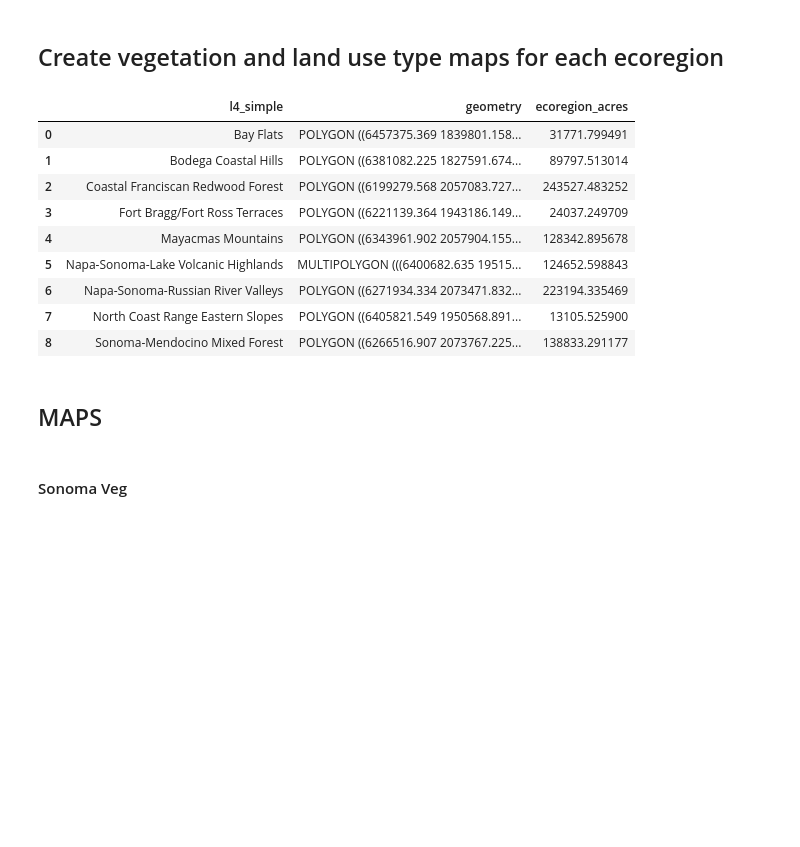
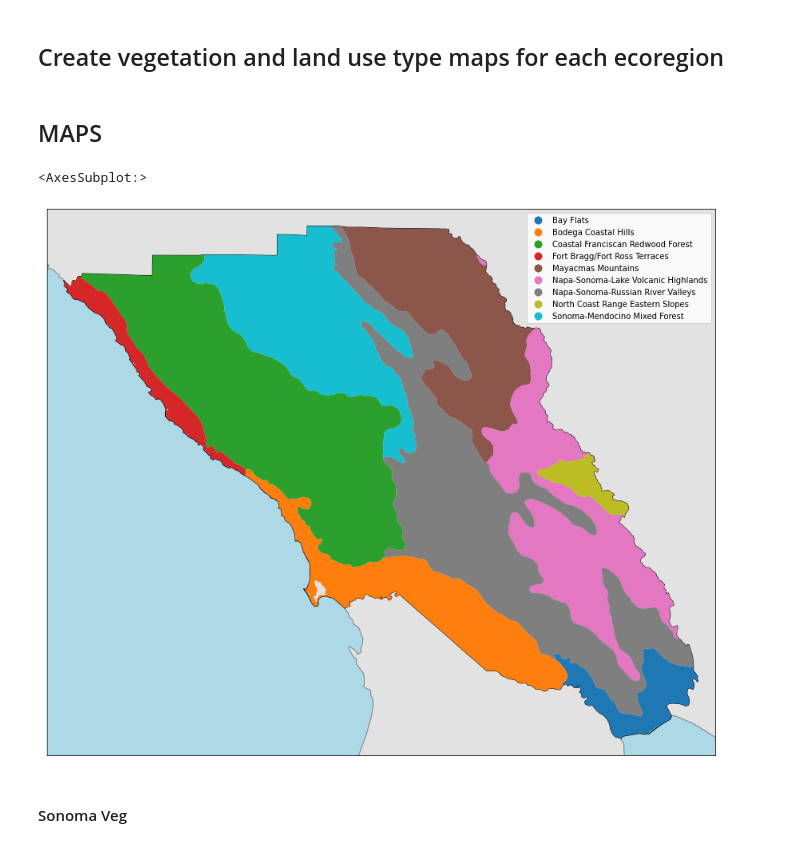
Before and after one commit to acmarley-erg/soco_resilience, a Jupyter notebook: py/zone_characteristic_viz.ipynb, the cells around one changed output. Drawn from its saved outputs; the diff is of its cells as text; code cells hidden in the pictures; blank space fills up the shorter version.

```diff
--- a/py/zone_characteristic_viz.ipynb
+++ b/py/zone_characteristic_viz.ipynb
@@ -44,18 +45,5 @@ ecoregions_simp = util.simplify_ecoregions(ecoregions)
 soco_bound = soco_bound.to_crs(epsg=2226)
 ca_state = ca_state.to_crs(epsg=2226)
 landuse_simp = util.longname_landuse(landuse)
-# %%
-ecoregions_simp
-# %% [output]
-|  | l4_simple | geometry | ecoregion_acres |
-| 0 | Bay Flats | POLYGON ((6457375.369 1839801.158... | 31771.799491 |
-| 1 | Bodega Coastal Hills | POLYGON ((6381082.225 1827591.674... | 89797.513014 |
-| 2 | Coastal Franciscan Redwood Forest | POLYGON ((6199279.568 2057083.727... | 243527.483252 |
-| 3 | Fort Bragg/Fort Ross Terraces | POLYGON ((6221139.364 1943186.149... | 24037.249709 |
-| 4 | Mayacmas Mountains | POLYGON ((6343961.902 2057904.155... | 128342.895678 |
-| 5 | Napa-Sonoma-Lake Volcanic Highlands | MULTIPOLYGON (((6400682.635 19515... | 124652.598843 |
-| 6 | Napa-Sonoma-Russian River Valleys | POLYGON ((6271934.334 2073471.832... | 223194.335469 |
-| 7 | North Coast Range Eastern Slopes | POLYGON ((6405821.549 1950568.891... | 13105.525900 |
-| 8 | Sonoma-Mendocino Mixed Forest | POLYGON ((6266516.907 2073767.225... | 138833.291177 |
 # %% [markdown]
 ## MAPS
@@ -62,20 +54,19 @@ ecoregions_simp
 # %%
 # map of all ecoregions
-# Get the extent of the eoi for mapping
-xlim = ([ecoregions_simp.total_bounds[0] - 0.009e6,  ecoregions_simp.total_bounds[2] +  0.009e6])
-ylim = ([ecoregions_simp.total_bounds[1] - 0.009e6,  ecoregions_simp.total_bounds[3] +  0.009e6])
 
-# plot
 fig, ax = plt.subplots(figsize=(15,15))
 ca_state.plot(ax=ax, edgecolor = "grey", color = "#e2e2e2")
 soco_bound.plot(ax=ax, edgecolor = "black", color = "None")
-ecoregions_simp.plot(ax=ax, column = "l4_simple")
+ecoregions_simp.plot(ax=ax, column = "l4_simple", legend = True)
 ax.set_xlim(xlim)
 ax.set_ylim(ylim)
 ax.set_xticks([])
 ax.set_yticks([])
 ax.set_facecolor('#add8e6')
 ax
+# %% [output]
+<AxesSubplot:>
+[figure, added]
 # %%
 # Function to map the ecoregions
 from typing import Union, Dict
```
Also changed, not shown: parts of 7 cells of this notebook, 1 other file.
